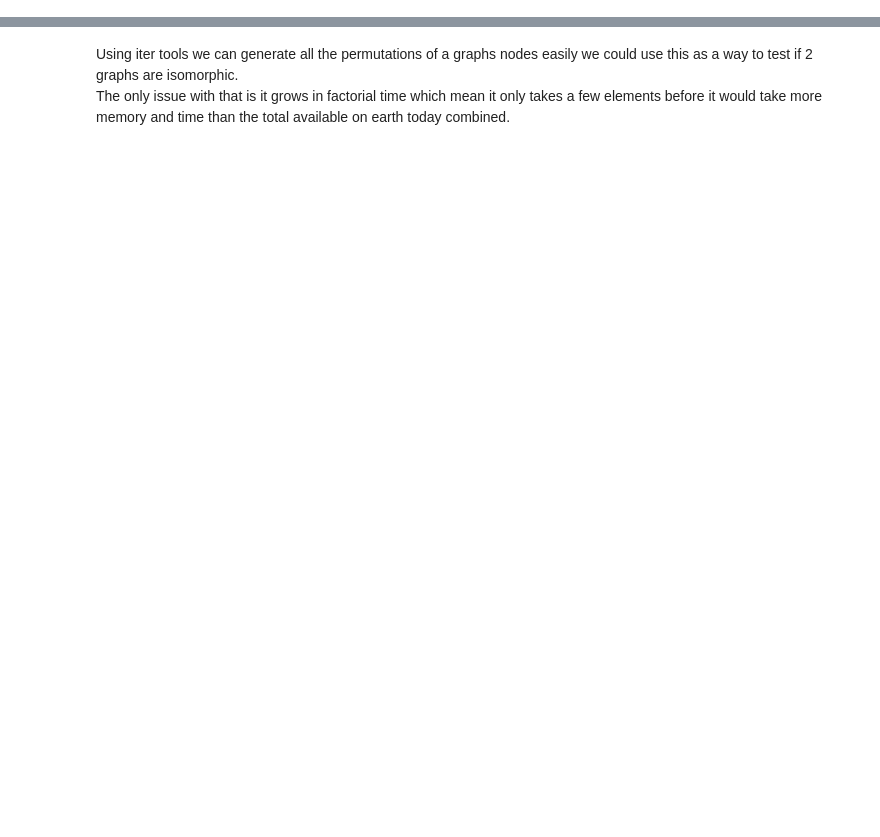
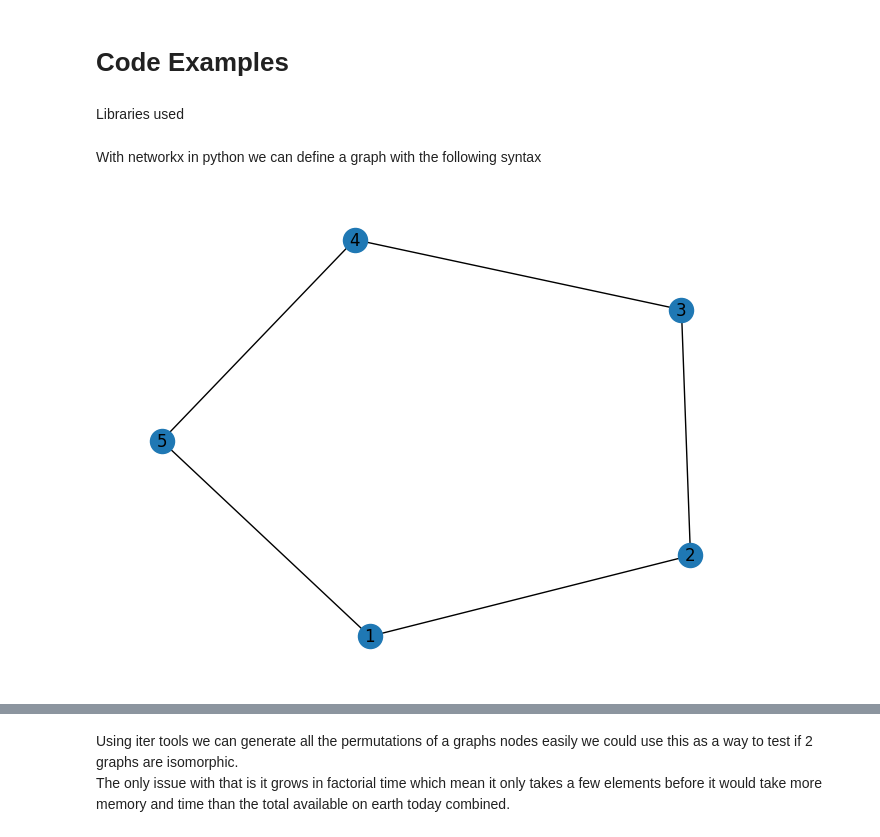
Before and after one commit to EthanConneely/Graph-Theory-Project, a Jupyter notebook: graph_isomorphism.ipynb, the cells around one changed output, grey strips where cells are left out. Saved outputs shown, nothing was run; the diff lists cells and outputs as text; code cells hidden in the pictures; blank space fills up the shorter version.

```diff
--- a/graph_isomorphism.ipynb
+++ b/graph_isomorphism.ipynb
@@ -20,0 +34,4 @@ Below i have hard coded a 2 graphs that are Isomorphic to on another. Graphs do
+# %% [markdown]
+# Code Examples
+# %% [markdown]
+Libraries used
@@ -20,0 +43,10 @@ Below i have hard coded a 2 graphs that are Isomorphic to on another. Graphs do
+# %% [markdown]
+With networkx in python we can define a graph with the following syntax
+# %%
+NumberGraph = nx.Graph()
+NumberGraph.add_nodes_from([1,2,3,4,5])
+NumberGraph.add_edges_from([(1,2),(2,3),(3,4),(4,5),(5,1)])
+
+nx.draw(NumberGraph, with_labels=True)
+# %% [output]
+[figure, added]
```
Also changed, not shown: parts of 22 cells of this notebook.
